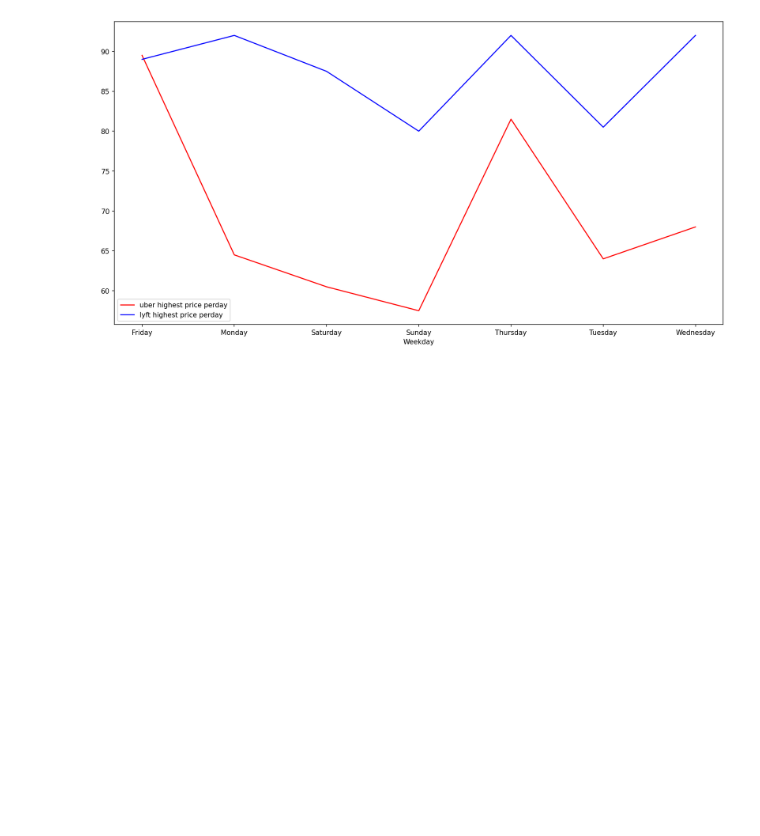
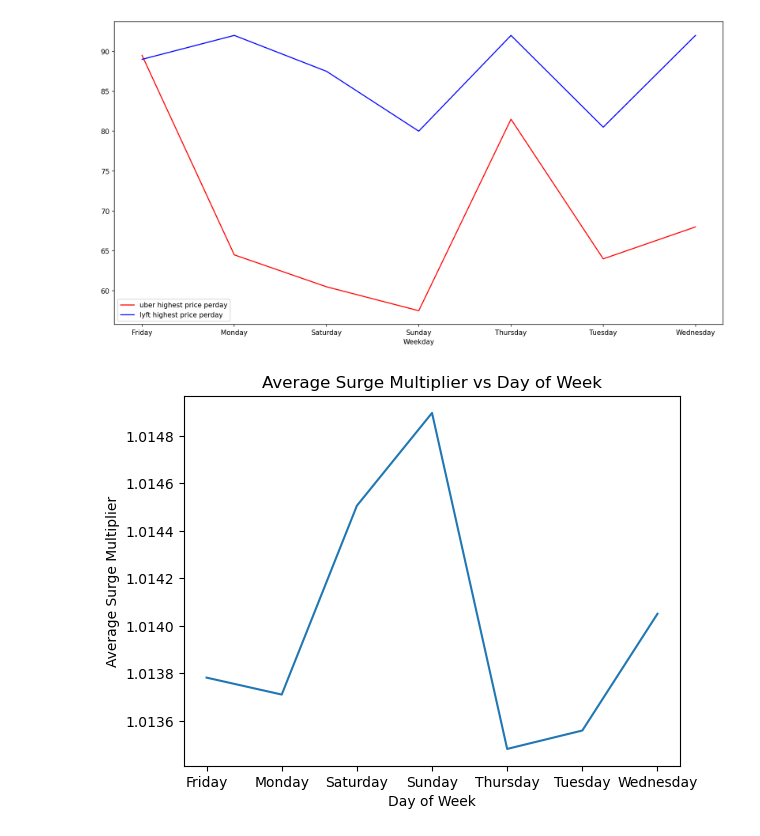
Before and after one commit to marnaji/Project-1, a Jupyter notebook: main.ipynb, the cells around one changed output. Saved outputs shown, nothing was run; the diff lists cells and outputs as text; code cells hidden in the pictures; blank space fills up the shorter version.

Commit message:
Further Analysis

```diff
--- a/main.ipynb
+++ b/main.ipynb
@@ -324,3 +334,14 @@ plt.legend()
 # %% [output]
 <matplotlib.legend.Legend at 0x...>
 [figure]
+# %%
+#Analysis of Average Surge Multiplier vs Day of Week
+Surge_Weekday_df=final_df.groupby('Weekday')['Surge_Multiplier'].mean()
+
+plt.plot(Surge_Weekday_df.index,Surge_Weekday_df.values)
+plt.title("Average Surge Multiplier vs Day of Week")
+plt.xlabel("Day of Week")
+plt.ylabel("Average Surge Multiplier")
+plt.show()
+# %% [output]
+[figure, added]
```
Also changed, not shown: parts of 7 cells of this notebook, 1 other file.
